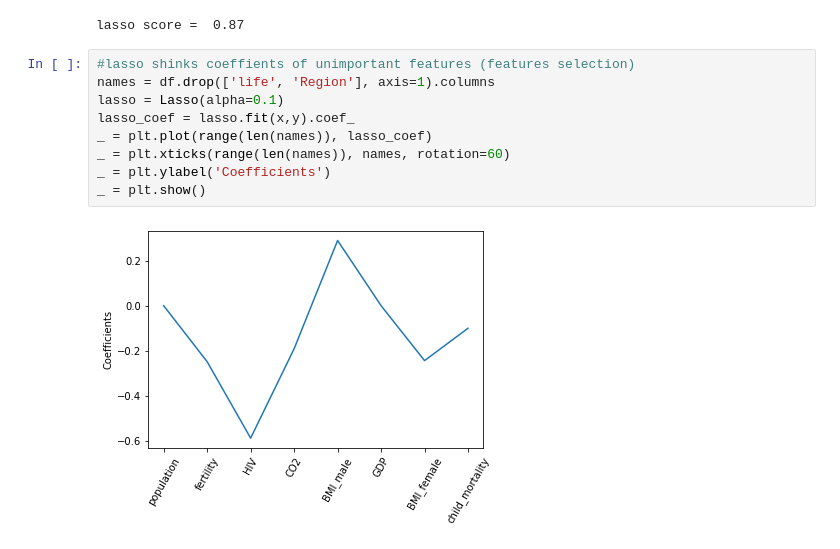
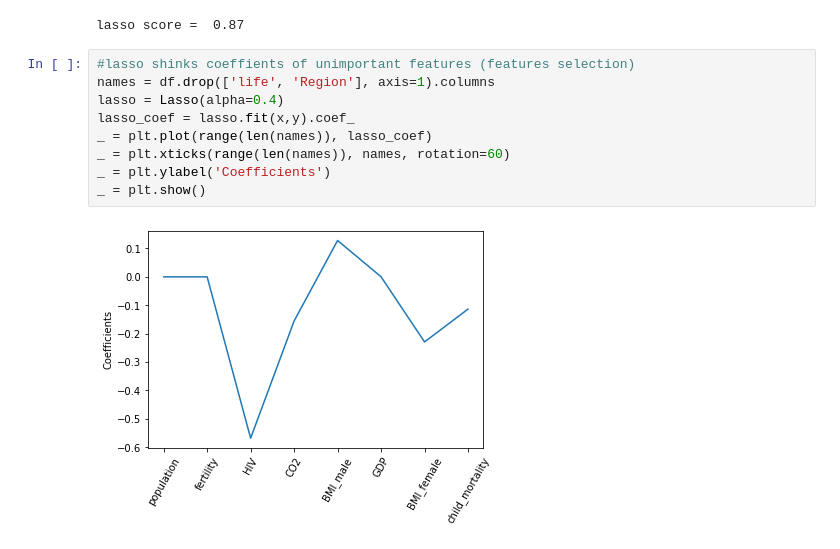
Before and after one commit to Ada-Kiekhaefer/regression_with_scikit_learn, a Jupyter notebook: regression_of_life_expectancy.ipynb, the cells around one changed output. Drawn from its saved outputs; the diff is of its cells as text.

```diff
--- a/regression_of_life_expectancy.ipynb
+++ b/regression_of_life_expectancy.ipynb
@@ -129,11 +129,11 @@ lasso score =  0.87
 # %%
 #lasso shinks coeffients of unimportant features (features selection)
 names = df.drop(['life', 'Region'], axis=1).columns
-lasso = Lasso(alpha=0.1)
+lasso = Lasso(alpha=0.4)
 lasso_coef = lasso.fit(x,y).coef_
 _ = plt.plot(range(len(names)), lasso_coef)
 _ = plt.xticks(range(len(names)), names, rotation=60)
 _ = plt.ylabel('Coefficients')
 _ = plt.show()
 # %% [output]
-[figure, old version]
+[figure, new version]
```
Also changed, not shown: 1 other file.
